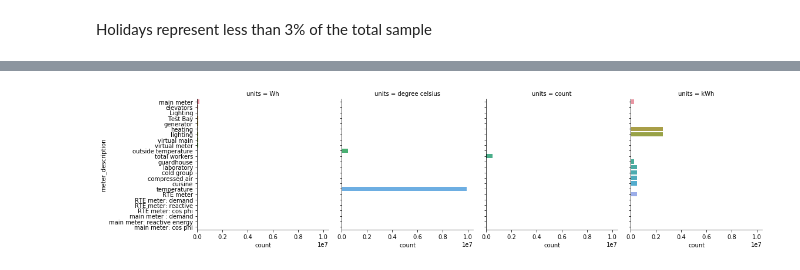
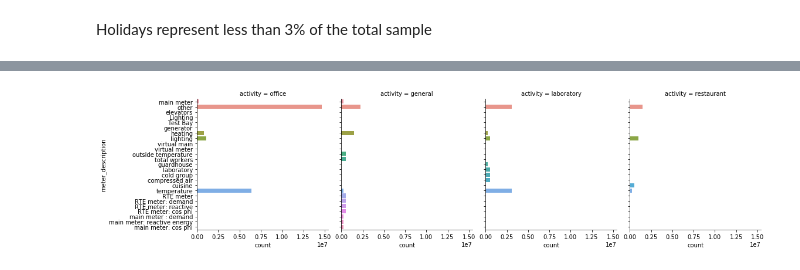
Before and after one commit to lamesen/PowerLawsDetectingAnomalies, a Jupyter notebook: ExploratoryDataAnalysis.ipynb, the cells around one changed output, grey strips where cells are left out. Saved outputs shown, nothing was run; the diff lists cells and outputs as text; code cells hidden in the pictures.

```diff
--- a/ExploratoryDataAnalysis.ipynb
+++ b/ExploratoryDataAnalysis.ipynb
@@ -17,5 +17,5 @@ import power_utils
 
 %matplotlib inline
 # %%
-train = power_utils.import_data()
+explore = power_utils.import_data()
 # %%
@@ -221,7 +316,7 @@ p.set(xscale="log");
 # %%
 sns.factorplot(y="meter_description",
-               col="units",
-               data=train.loc[(train.units != -1) & (train.meter_description != 'other')],
+               col="activity",
+               data=explore,
                kind="count");
 # %% [output]
-[figure, old version]
+[figure, new version]
```
Also changed, not shown: parts of 44 cells of this notebook, 1 other file.
